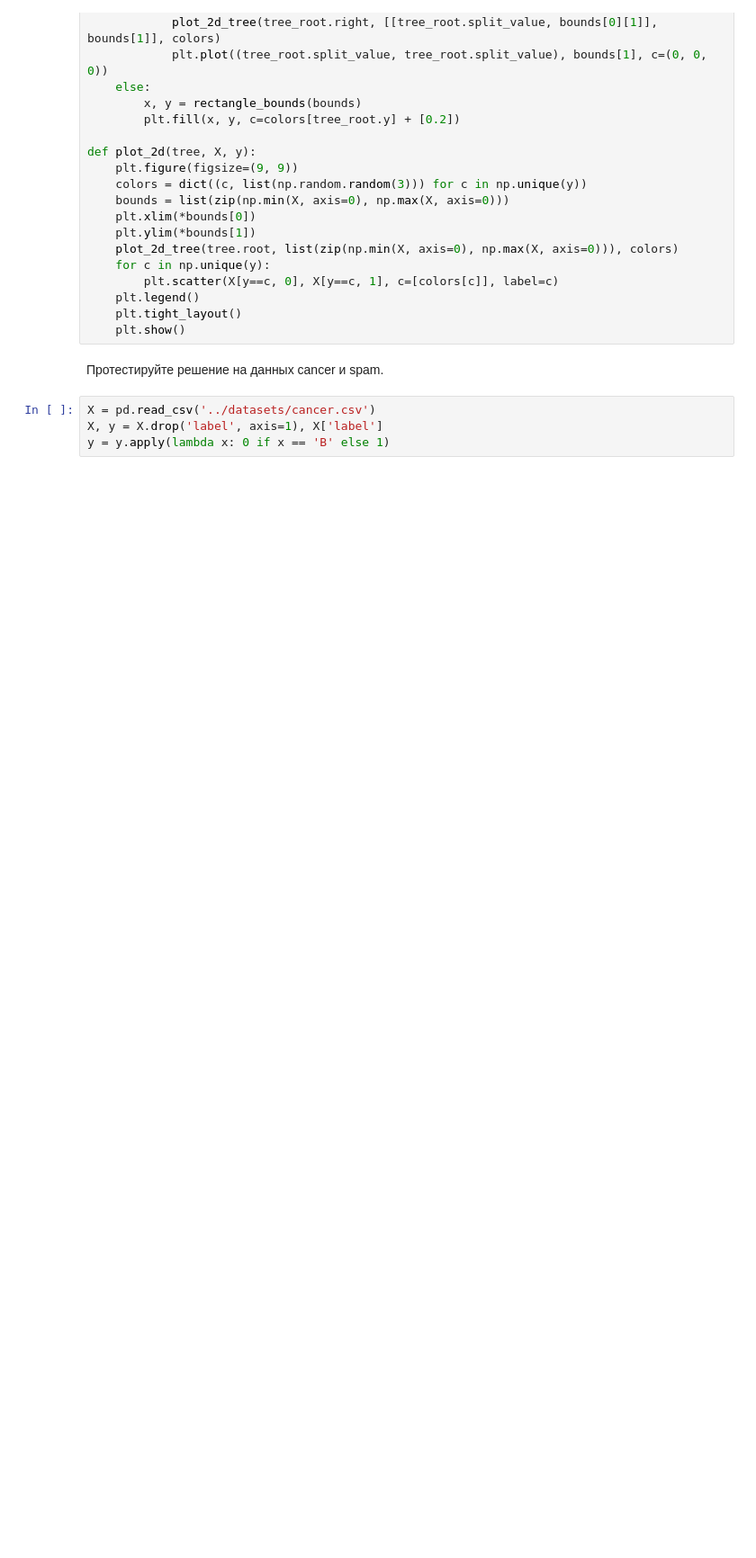
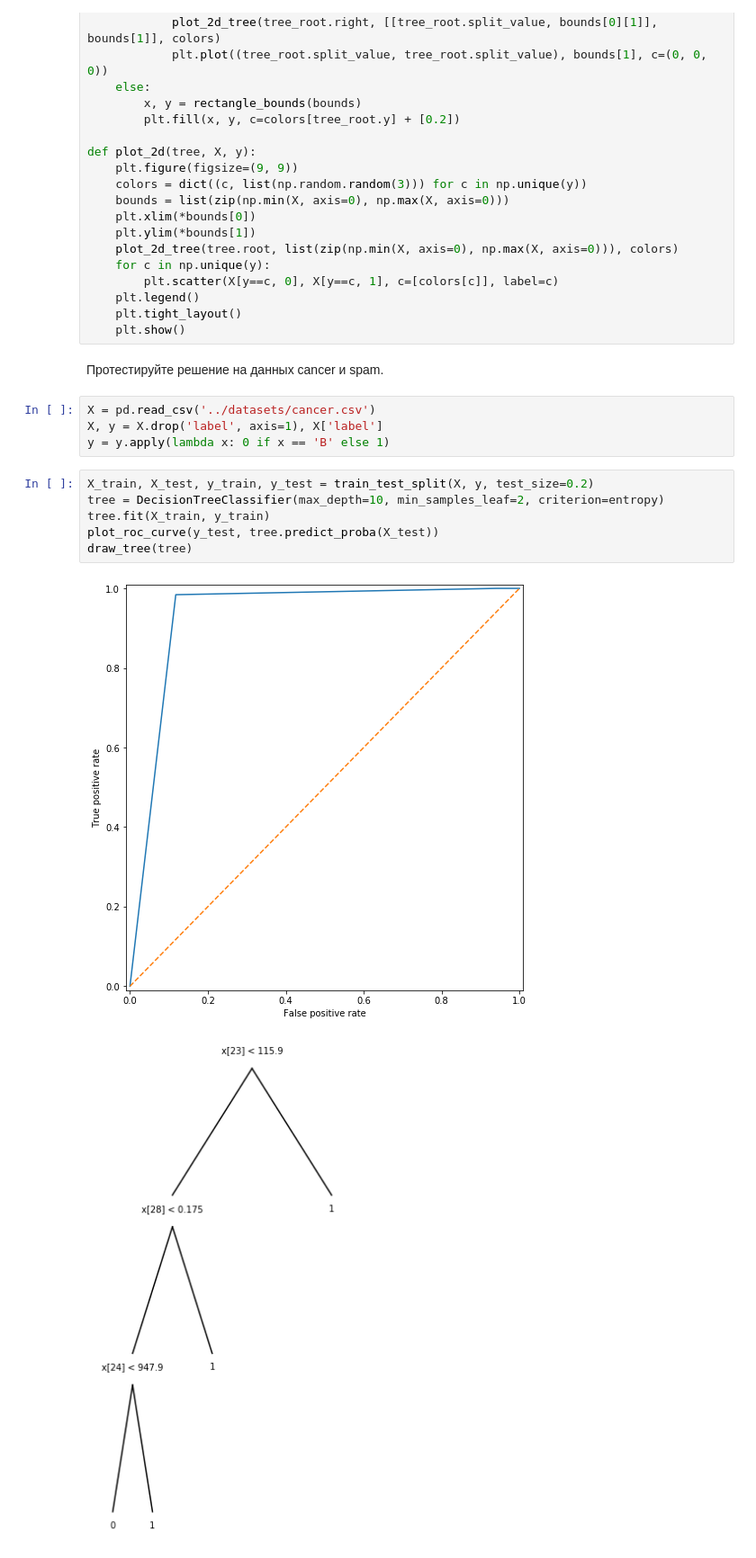
Before and after one commit to Kharlamov-Vladislav/bioinf-ml, a Jupyter notebook: Homework 3/hw03_task.ipynb, the cells around one changed output. Shown: that part at 90% size. Saved outputs shown, nothing was run; the diff lists cells and outputs as text; blank space fills up the shorter version.

```diff
--- a/Homework 3/hw03_task.ipynb
+++ b/Homework 3/hw03_task.ipynb
@@ -233,3 +235,12 @@ def plot_2d(tree, X, y):
 X = pd.read_csv('../datasets/cancer.csv')
 X, y = X.drop('label', axis=1), X['label']
 y = y.apply(lambda x: 0 if x == 'B' else 1)
+# %%
+X_train, X_test, y_train, y_test = train_test_split(X, y, test_size=0.2)
+tree = DecisionTreeClassifier(max_depth=10, min_samples_leaf=2, criterion=entropy)
+tree.fit(X_train, y_train)
+plot_roc_curve(y_test, tree.predict_proba(X_test))
+draw_tree(tree)
+# %% [output]
+[figure, added]
+[figure, added]
```
Also changed, not shown: parts of 7 cells of this notebook, 6 other files.
